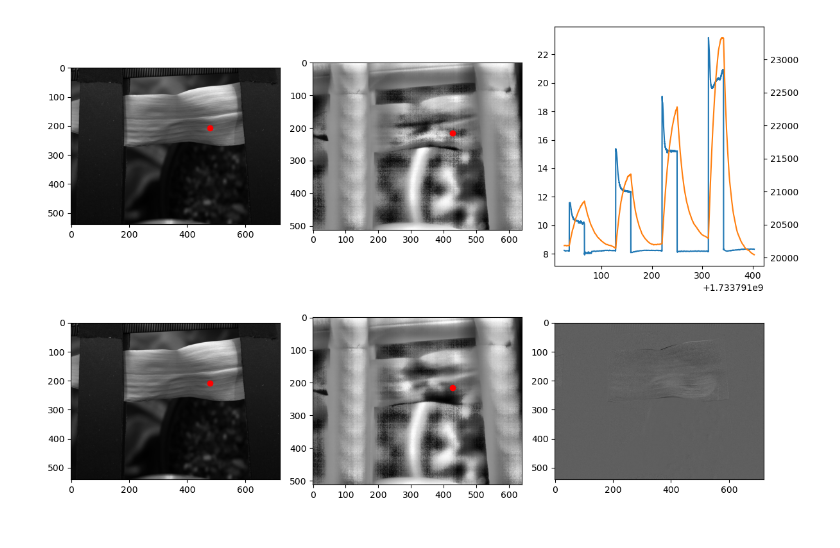
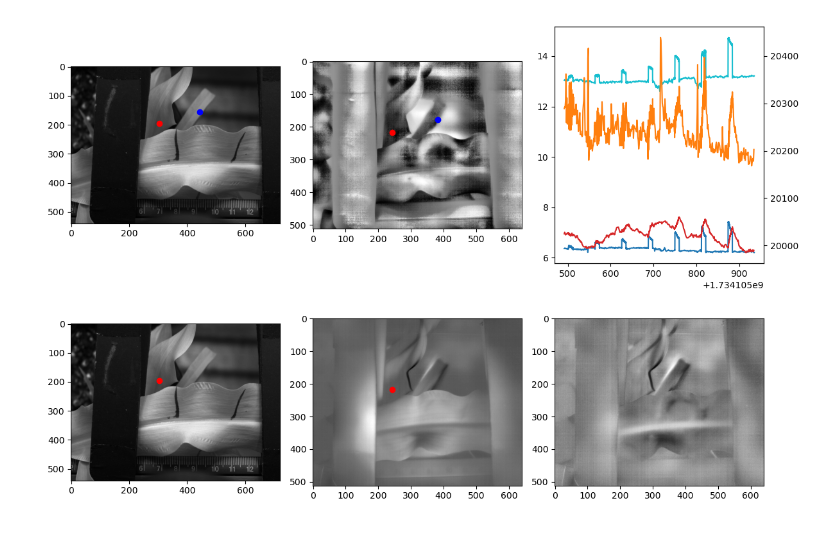
Before and after one commit to nnsriram27/plantProj, a Jupyter notebook: notebooks-setup/analyse_data.ipynb, the cells around one changed output. Drawn from its saved outputs; the diff is of its cells as text; code cells hidden in the pictures.

Commit message:
completed data collection

```diff
--- a/notebooks-setup/analyse_data.ipynb
+++ b/notebooks-setup/analyse_data.ipynb
@@ -3,47 +3,61 @@ import numpy as np
 import matplotlib.pyplot as plt
 %matplotlib widget
 # %%
-filename = "../data/sorghum_ISU_656034_1_test_20241209-192728.npz"
-filename = "../data/sorghum_ISU_656034_1_test_long_pulse_20241209-194328.npz"
+# filename = "../data/sorghum_ISU_595699_3_20241213-090157.npz"
+# filename = "../data/sorghum_ISU_656102_1_20241211-124741.npz"
+# filename = "../data/sorghum_ISU_598069_1_20241211-131032.npz"
+# filename = "../data/sorghum_ISU_598069_2_20241211-141435.npz"
+# filename = "../data/sorghum_ISU_656077_2_20241211-144228.npz"
+# filename = "../data/sorghum_ISU_656034_1_test_long_pulse_20241209-194328.npz"
 # filename = "../data/sorghum_ISU_656034_1_test_longer_pulse_20241209-195547.npz"
+filename = "../data/20241213/sorghum_ISU_533755_1_20241213-100544.npz"
 data = np.load(filename)
 # %%
 vis_frames = data["ls_vis_frames"].astype(np.float32) / data["ls_vis_exposures"][:, None, None]
 vis_tstamps = data["ls_vis_tstamps"]
 
-thr_frames = data["ls_thr_frames"].astype(np.float32)[:, :, ::-1]
+thr_frames = data["ls_thr_frames"].astype(np.float32)
 thr_tstamps = data["ls_thr_tstamps"]
 # %%
 from skimage.exposure import equalize_adapthist, rescale_intensity
-py1_v, px1_v = 208, 479
-py1_t, px1_t = 215, 427
+
+py1_v, px1_v = 195, 304
+py1_t, px1_t = 217, 243
+
+py2_v, px2_v = 155, 444
+py2_t, px2_t = 177, 383
 
 fig, ax = plt.subplots(2, 3, figsize=(12, 8))
 
 ax[0, 0].imshow(vis_frames[0, :, :], cmap="gray")
 ax[0, 0].scatter(px1_v, py1_v, c="r")
+ax[0, 0].scatter(px2_v, py2_v, c="b")
 
 ax[0, 1].imshow(equalize_adapthist(rescale_intensity(thr_frames[0, :, :]), clip_limit=0.3), cmap="gray")
 ax[0, 1].scatter(px1_t, py1_t, c="r")
+ax[0, 1].scatter(px2_t, py2_t, c="b")
 
 ax[0, 2].plot(vis_tstamps, vis_frames[:, py1_v-5:py1_v+5, px1_v-5:px1_v+5].mean(axis=(1, 2)), label="VIS", color="tab:blue")
 ax2 = ax[0, 2].twinx()
-ax2.plot(thr_tstamps, thr_frames[:, py1_t-5:py1_t+5, px1_t-5:px1_t+5].mean(axis=(1, 2)), label="THR", color="tab:orange")
+ax2.plot(thr_tstamps, thr_frames[:, py1_t-5:py1_t+5, px1_t-5:px1_t+5].mean(axis=(1, 2)), label="THR", color="tab:red")
+
+ax[0, 2].plot(vis_tstamps, vis_frames[:, py2_v-5:py2_v+5, px2_v-5:px2_v+5].mean(axis=(1, 2)), label="VIS", color="tab:cyan")
+ax2.plot(thr_tstamps, thr_frames[:, py2_t-5:py2_t+5, px2_t-5:px2_t+5].mean(axis=(1, 2)), label="THR", color="tab:orange")
 
 ax[1, 0].imshow(vis_frames[-1, :, :], cmap="gray")
 ax[1, 0].scatter(px1_v, py1_v, c="r")
 
-ax[1, 1].imshow(equalize_adapthist(rescale_intensity(thr_frames[-1, :, :]), clip_limit=0.3), cmap="gray")
+ax[1, 1].imshow(rescale_intensity(thr_frames[900, :, :] - thr_frames[0, :, :]), cmap="gray")
 ax[1, 1].scatter(px1_t, py1_t, c="r")
 
 vis_diff_img = vis_frames[-1, :, :] - vis_frames[0, :, :]
-ax[1, 2].imshow(vis_diff_img, cmap="gray")
+# ax[1, 2].imshow(vis_diff_img, cmap="gray", vmin=np.percentile(vis_diff_img, 5), vmax=np.percentile(vis_diff_img, 95))
 
-# thr_diff_img = thr_frames[-1, :, :] - thr_frames[0, :, :]
-# thr_diff_img_normed = (thr_diff_img - thr_diff_img.min()) / (thr_diff_img.max() - thr_diff_img.min())
-# ax[1, 2].imshow(equalize_adapthist(thr_diff_img_normed), cmap="gray")
+thr_diff_img = thr_frames[-1, :, :] - thr_frames[0, :, :]
+thr_diff_img_normed = (thr_diff_img - thr_diff_img.min()) / (thr_diff_img.max() - thr_diff_img.min())
+ax[1, 2].imshow(equalize_adapthist(thr_diff_img_normed), cmap="gray", vmin=0, vmax=1)
 
 plt.tight_layout()
 plt.show()
 # %% [output]
-[figure, old version]
+[figure, new version]
```
Also changed, not shown: 2 other files.
